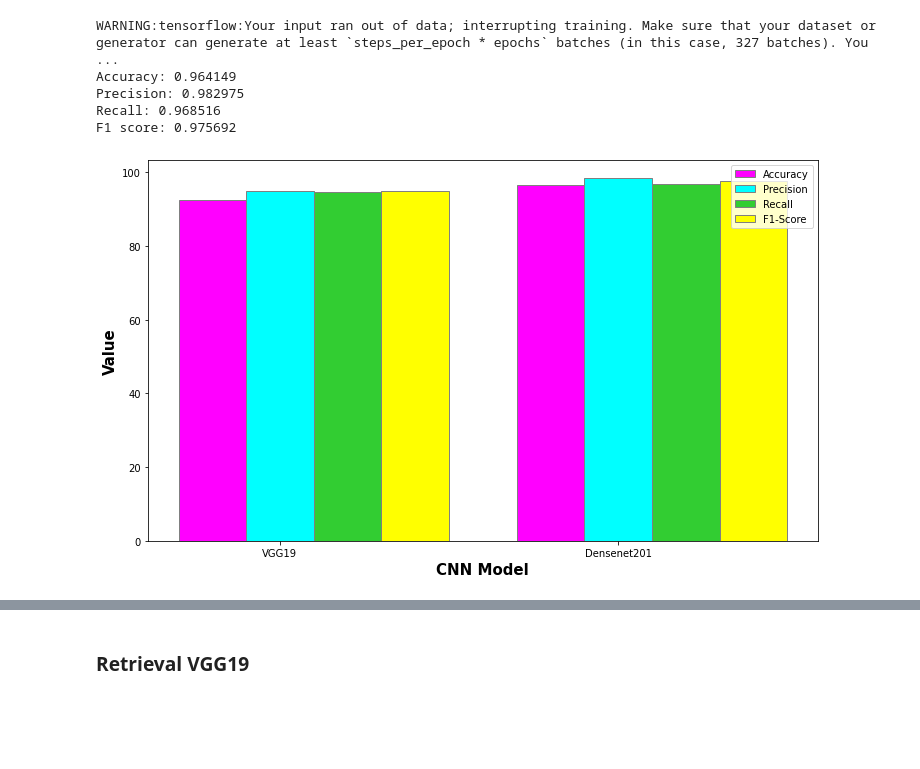
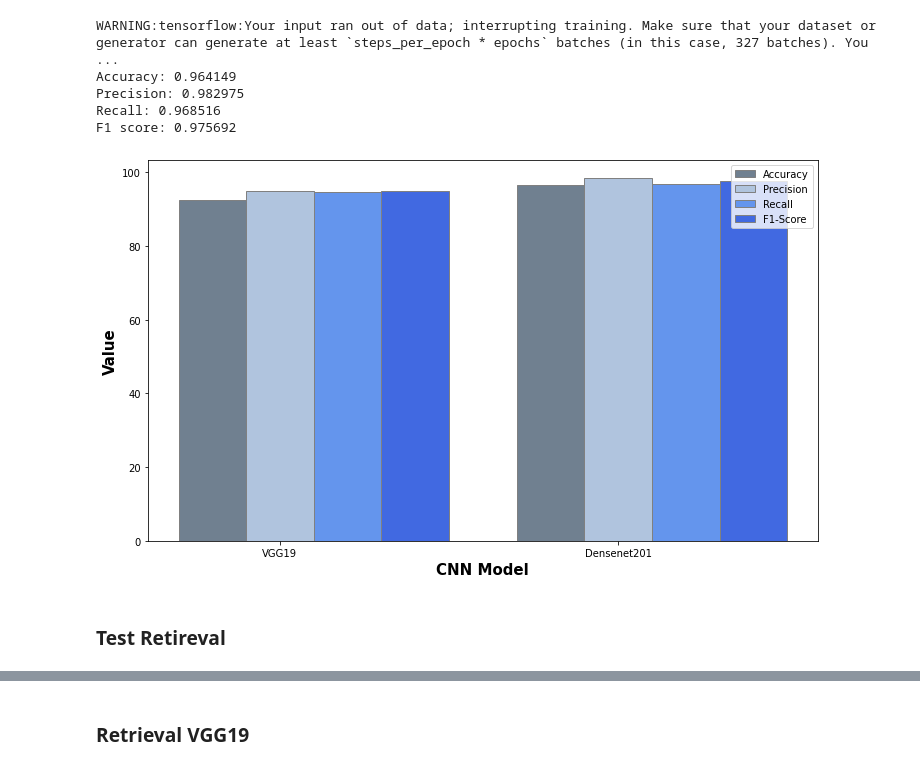
Before and after one commit to jodysuseno/TugasAkhirTKC_073-079, a Jupyter notebook: CBIR_pneumonia.ipynb, the cells around one changed output, grey strips where cells are left out. Cells and saved outputs as stored; diff of their text form; code cells hidden in the pictures; blank space fills up the shorter version.

```diff
--- a/CBIR_pneumonia.ipynb
+++ b/CBIR_pneumonia.ipynb
@@ -552,35 +552,37 @@ def in_prs(a):
   b = a * 100
   return b
 
 
 ACC = [in_prs(0.923696), in_prs(0.964149)]
 PRS = [in_prs(0.950039), in_prs(0.982975)]
 REC = [in_prs(0.947097), in_prs(0.968516)]
 FSC = [in_prs(0.948566), in_prs(0.975692)]
 
 # Set position of bar on X axis
 br1 = np.arange(len(ACC))
 br2 = [x + barWidth for x in br1]
 br3 = [x + barWidth for x in br2]
 br4 = [x + barWidth for x in br3]
 
 # Make the plot
-plt.bar(br1, ACC, color ='magenta', width = barWidth,
+plt.bar(br1, ACC, color ='slategrey', width = barWidth,
         edgecolor ='grey', label ='Accuracy')
-plt.bar(br2, PRS, color ='cyan', width = barWidth,
+plt.bar(br2, PRS, color ='lightsteelblue', width = barWidth,
         edgecolor ='grey', label ='Precision')
-plt.bar(br3, REC, color ='limegreen', width = barWidth,
+plt.bar(br3, REC, color ='cornflowerblue', width = barWidth,
         edgecolor ='grey', label ='Recall')
-plt.bar(br4, FSC, color ='yellow', width = barWidth,
+plt.bar(br4, FSC, color ='royalblue', width = barWidth,
         edgecolor ='grey', label ='F1-Score')
 
 # Adding Xticks
 plt.xlabel('CNN Model', fontweight ='bold', fontsize = 15)
 plt.ylabel('Value', fontweight ='bold', fontsize = 15)
 plt.xticks([r + barWidth for r in range(len(ACC))],
         ['VGG19', 'Densenet201'])
 
 plt.legend()
 plt.show()
 # %% [output]
-[figure, old version]
+[figure, new version]
+# %% [markdown]
+### Test Retireval
```
Also changed, not shown: parts of 9 cells of this notebook.
